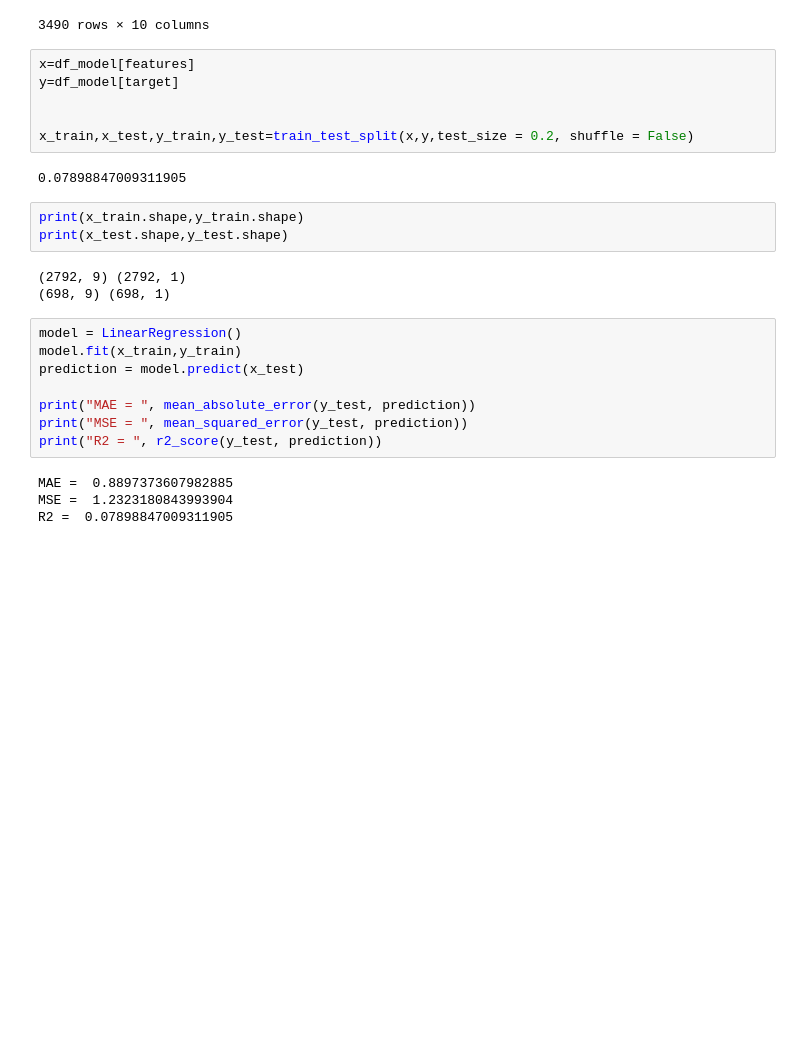
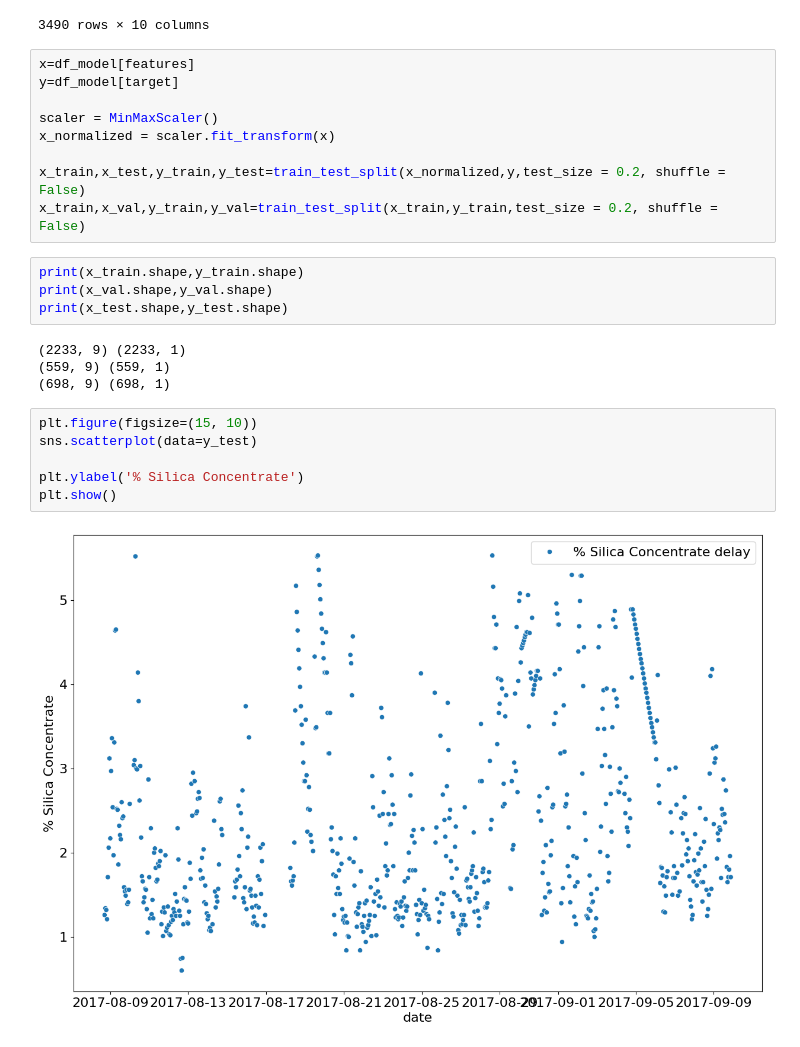
Before and after one commit to totscheffer/caseihm, a Jupyter notebook: Modelos simples.ipynb, the cells around one changed output. Cells and saved outputs as stored; diff of their text form; blank space fills up the shorter version.

Commit message:
Expandindo Modelos

```diff
--- a/Modelos simples.ipynb
+++ b/Modelos simples.ipynb
@@ -136,25 +140,24 @@ df_model
 x=df_model[features]
 y=df_model[target]
 
+scaler = MinMaxScaler()
+x_normalized = scaler.fit_transform(x)
 
-x_train,x_test,y_train,y_test=train_test_split(x,y,test_size = 0.2, shuffle = False)
+x_train,x_test,y_train,y_test=train_test_split(x_normalized,y,test_size = 0.2, shuffle = False)
+x_train,x_val,y_train,y_val=train_test_split(x_train,y_train,test_size = 0.2, shuffle = False)
-# %% [output]
-0.07898847009311905
 # %%
 print(x_train.shape,y_train.shape)
+print(x_val.shape,y_val.shape)
 print(x_test.shape,y_test.shape)
 # %% [output]
-(2792, 9) (2792, 1)
+(2233, 9) (2233, 1)
+(559, 9) (559, 1)
 (698, 9) (698, 1)
-# %%
-model = LinearRegression()
-model.fit(x_train,y_train)
-prediction = model.predict(x_test)
-
-print("MAE = ", mean_absolute_error(y_test, prediction))
-print("MSE = ", mean_squared_error(y_test, prediction))
-print("R2 = ", r2_score(y_test, prediction))
-# %% [output]
-MAE =  0.8897373607982885
-MSE =  1.2323180843993904
-R2 =  0.07898847009311905
+# %%
+plt.figure(figsize=(15, 10))
+sns.scatterplot(data=y_test)
+
+plt.ylabel('% Silica Concentrate')
+plt.show()
+# %% [output]
+[figure, added]
```
Also changed, not shown: parts of 14 cells of this notebook, 2 other files.
